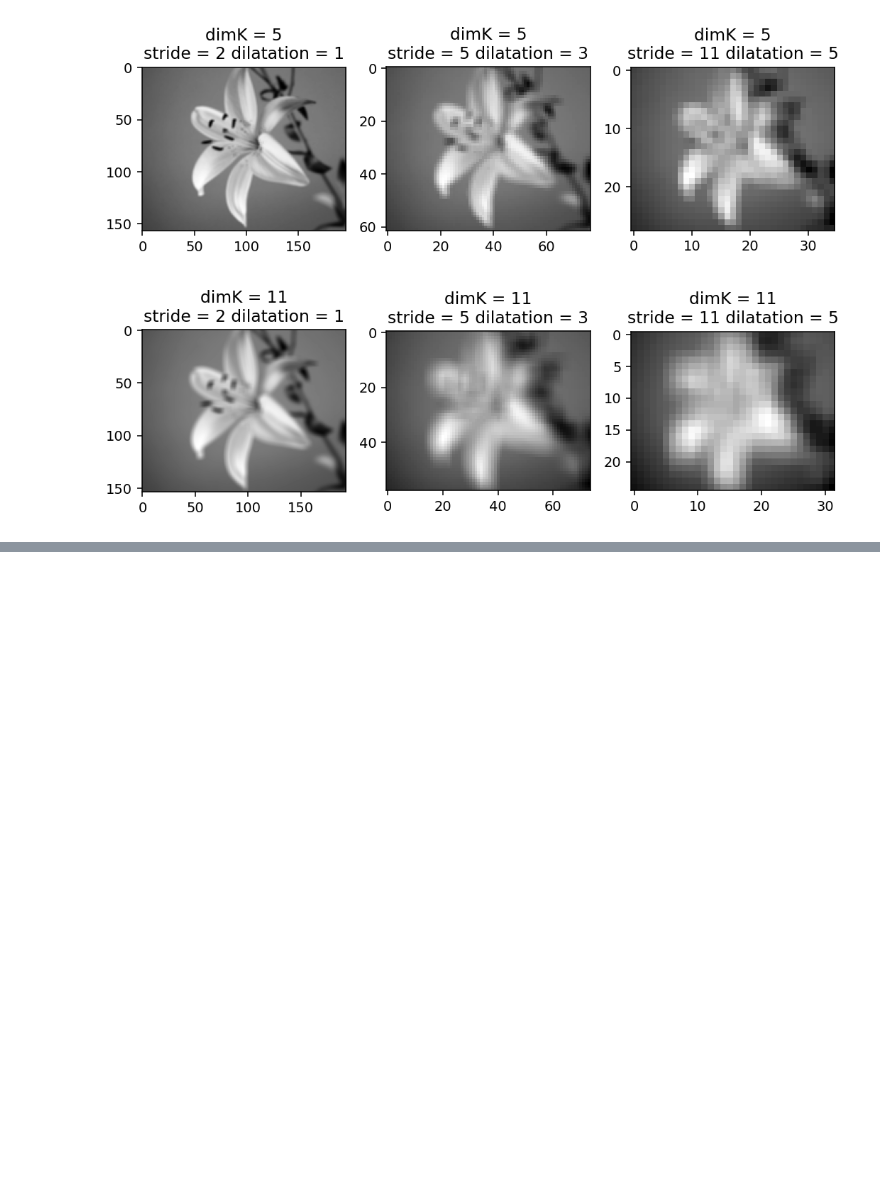
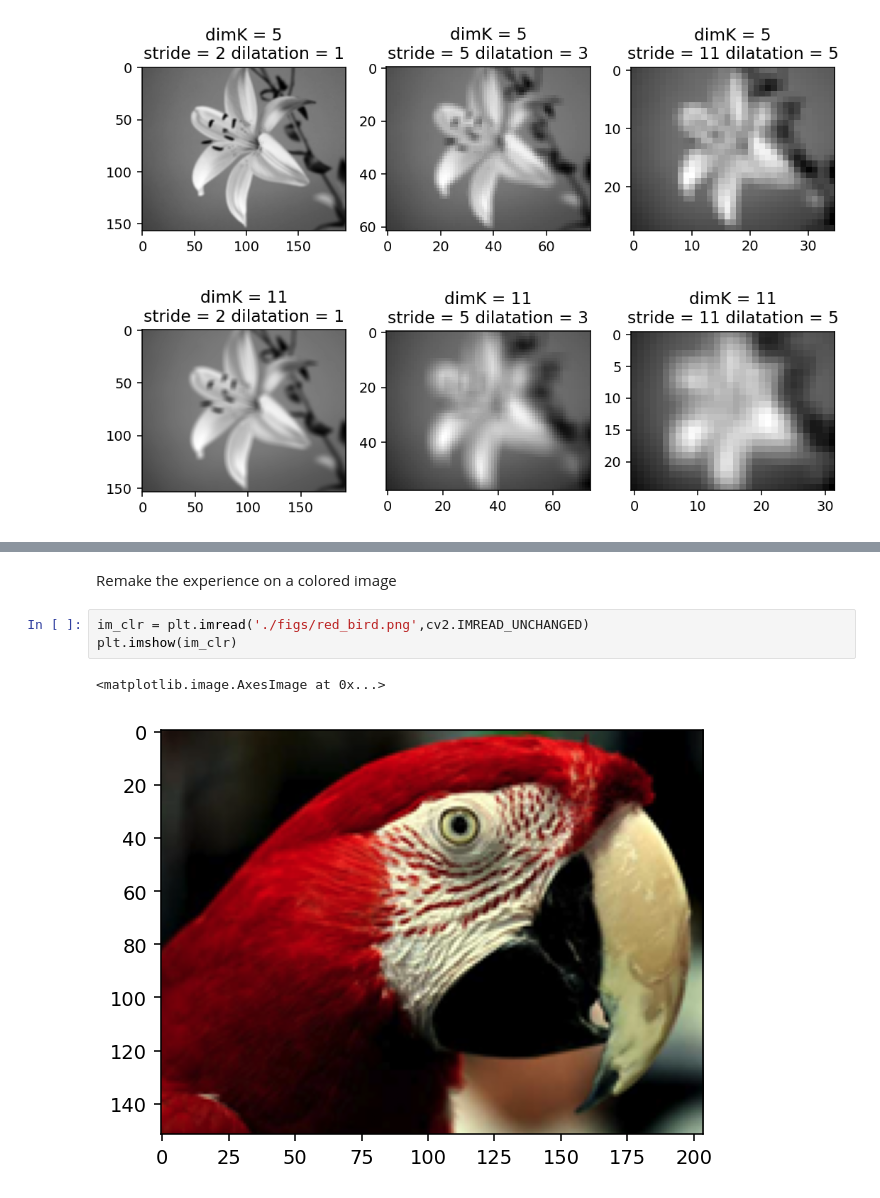
Before and after one commit to chechna9/Image_processing, a Jupyter notebook: TP02/bti_tp02.ipynb, the cells around one changed output, grey strips where cells are left out. Cells and saved outputs as stored; diff of their text form; blank space fills up the shorter version.

Commit message:
treating colored image done

```diff
--- a/TP02/bti_tp02.ipynb
+++ b/TP02/bti_tp02.ipynb
@@ -94,0 +97,8 @@ mf.filter_analysis(im_gray,filtre)
+# %% [markdown]
+Remake the experience on a colored image
+# %%
+im_clr = plt.imread('./figs/red_bird.png',cv2.IMREAD_UNCHANGED)
+plt.imshow(im_clr)
+# %% [output]
+<matplotlib.image.AxesImage at 0x...>
+[figure, added]
```
Also changed, not shown: parts of 3 cells of this notebook, 1 other file.
